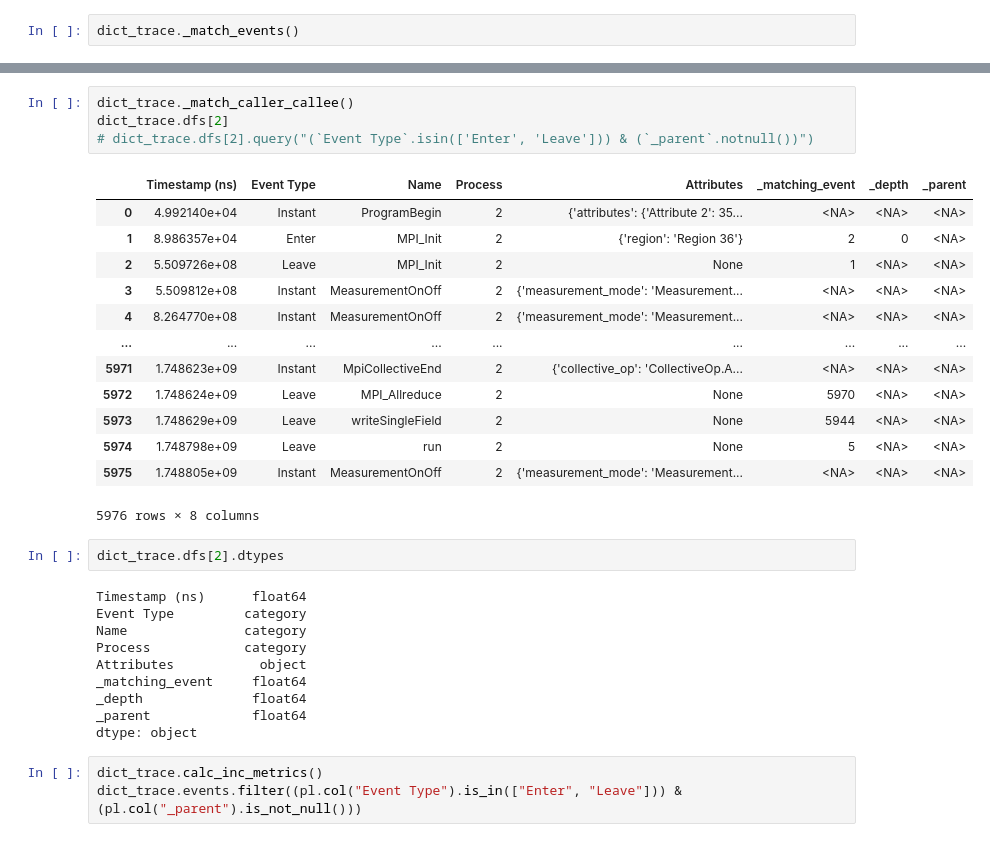
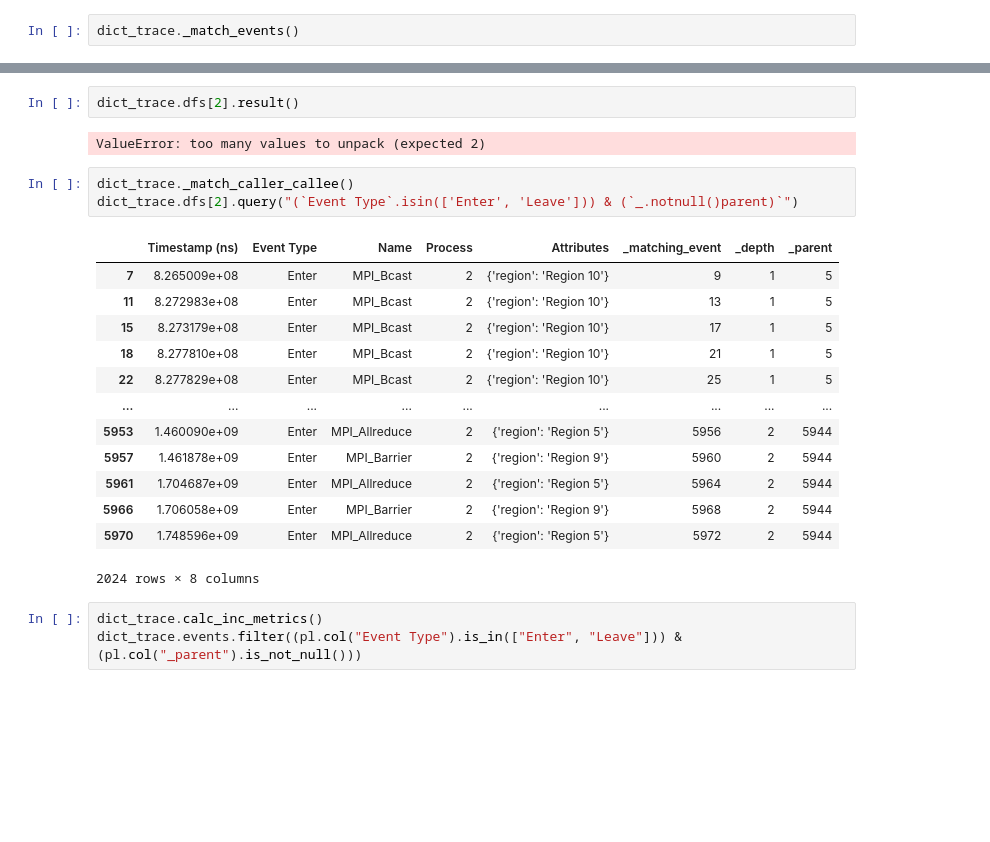
Before and after one commit to hpcgroup/pipit, a Jupyter notebook: docs/examples/dictTrace.ipynb, the cells around one changed output, grey strips where cells are left out. Saved outputs shown, nothing was run; the diff lists cells and outputs as text; blank space fills up the shorter version.

```diff
--- a/docs/examples/dictTrace.ipynb
+++ b/docs/examples/dictTrace.ipynb
@@ -75,33 +72,24 @@ dict_trace.dfs[0]
+# %%
+dict_trace.dfs[2].result()
+# %% [output]
+ValueError: too many values to unpack (expected 2)
 # %%
 dict_trace._match_caller_callee()
-dict_trace.dfs[2]
-# dict_trace.dfs[2].query("(`Event Type`.isin(['Enter', 'Leave'])) & (`_parent`.notnull())")
+dict_trace.dfs[2].query("(`Event Type`.isin(['Enter', 'Leave'])) & (`_.notnull()parent)`")
 # %% [output]
 |  | Timestamp (ns) | Event Type | Name | Process | Attributes | _matching_event | _depth | _parent |
-| 0 | 4.992140e+04 | Instant | ProgramBegin | 2 | {'attributes': {'Attribute 2': 35... | <NA> | <NA> | <NA> |
-| 1 | 8.986357e+04 | Enter | MPI_Init | 2 | {'region': 'Region 36'} | 2 | 0 | <NA> |
-| 2 | 5.509726e+08 | Leave | MPI_Init | 2 | None | 1 | <NA> | <NA> |
-| 3 | 5.509812e+08 | Instant | MeasurementOnOff | 2 | {'measurement_mode': 'Measurement... | <NA> | <NA> | <NA> |
-| 4 | 8.264770e+08 | Instant | MeasurementOnOff | 2 | {'measurement_mode': 'Measurement... | <NA> | <NA> | <NA> |
+| 7 | 8.265009e+08 | Enter | MPI_Bcast | 2 | {'region': 'Region 10'} | 9 | 1 | 5 |
+| 11 | 8.272983e+08 | Enter | MPI_Bcast | 2 | {'region': 'Region 10'} | 13 | 1 | 5 |
+| 15 | 8.273179e+08 | Enter | MPI_Bcast | 2 | {'region': 'Region 10'} | 17 | 1 | 5 |
+| 18 | 8.277810e+08 | Enter | MPI_Bcast | 2 | {'region': 'Region 10'} | 21 | 1 | 5 |
+| 22 | 8.277829e+08 | Enter | MPI_Bcast | 2 | {'region': 'Region 10'} | 25 | 1 | 5 |
 | ... | ... | ... | ... | ... | ... | ... | ... | ... |
-| 5971 | 1.748623e+09 | Instant | MpiCollectiveEnd | 2 | {'collective_op': 'CollectiveOp.A... | <NA> | <NA> | <NA> |
-| 5972 | 1.748624e+09 | Leave | MPI_Allreduce | 2 | None | 5970 | <NA> | <NA> |
-| 5973 | 1.748629e+09 | Leave | writeSingleField | 2 | None | 5944 | <NA> | <NA> |
-| 5974 | 1.748798e+09 | Leave | run | 2 | None | 5 | <NA> | <NA> |
-| 5975 | 1.748805e+09 | Instant | MeasurementOnOff | 2 | {'measurement_mode': 'Measurement... | <NA> | <NA> | <NA> |
+| 5953 | 1.460090e+09 | Enter | MPI_Allreduce | 2 | {'region': 'Region 5'} | 5956 | 2 | 5944 |
+| 5957 | 1.461878e+09 | Enter | MPI_Barrier | 2 | {'region': 'Region 9'} | 5960 | 2 | 5944 |
+| 5961 | 1.704687e+09 | Enter | MPI_Allreduce | 2 | {'region': 'Region 5'} | 5964 | 2 | 5944 |
+| 5966 | 1.706058e+09 | Enter | MPI_Barrier | 2 | {'region': 'Region 9'} | 5968 | 2 | 5944 |
+| 5970 | 1.748596e+09 | Enter | MPI_Allreduce | 2 | {'region': 'Region 5'} | 5972 | 2 | 5944 |
-5976 rows × 8 columns
+2024 rows × 8 columns
-# %%
-dict_trace.dfs[2].dtypes
-# %% [output]
-Timestamp (ns)      float64
-Event Type         category
-Name               category
-Process            category
-Attributes           object
-_matching_event     float64
-_depth              float64
-_parent             float64
-dtype: object
 # %%
 dict_trace.calc_inc_metrics()
 dict_trace.events.filter((pl.col("Event Type").is_in(["Enter", "Leave"])) & (pl.col("_parent").is_not_null()))
```
Also changed, not shown: parts of 7 cells of this notebook, 1 other file.
